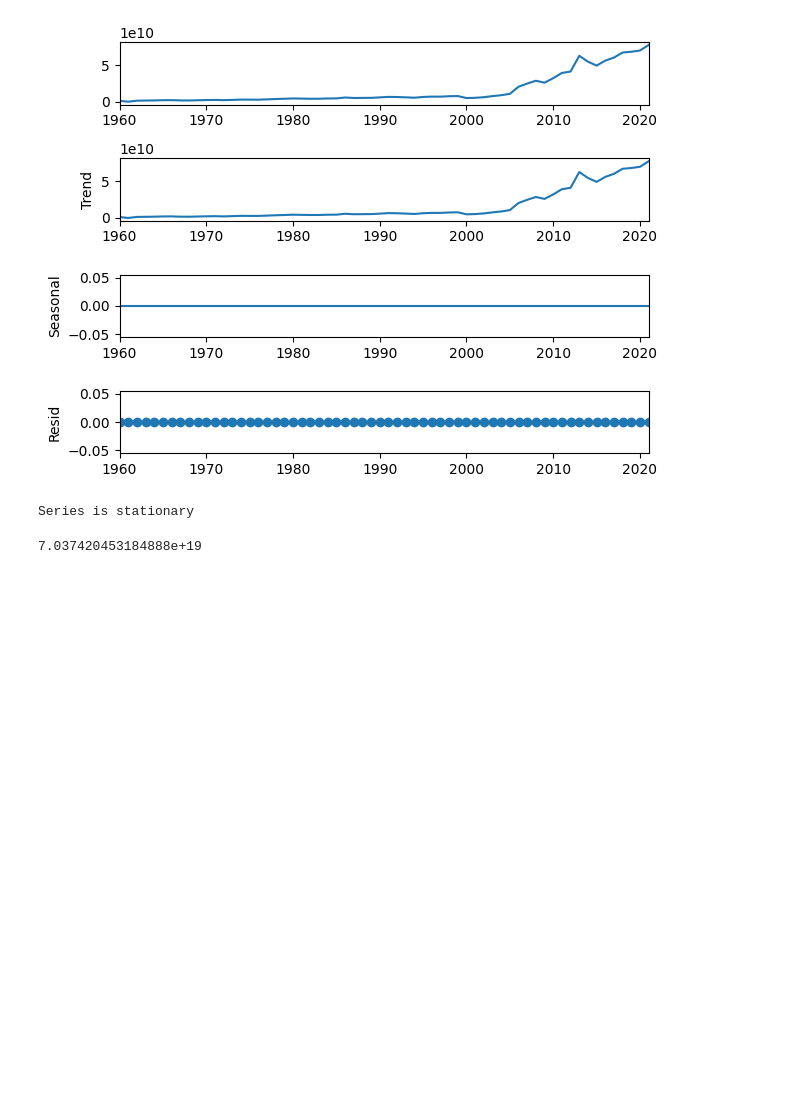
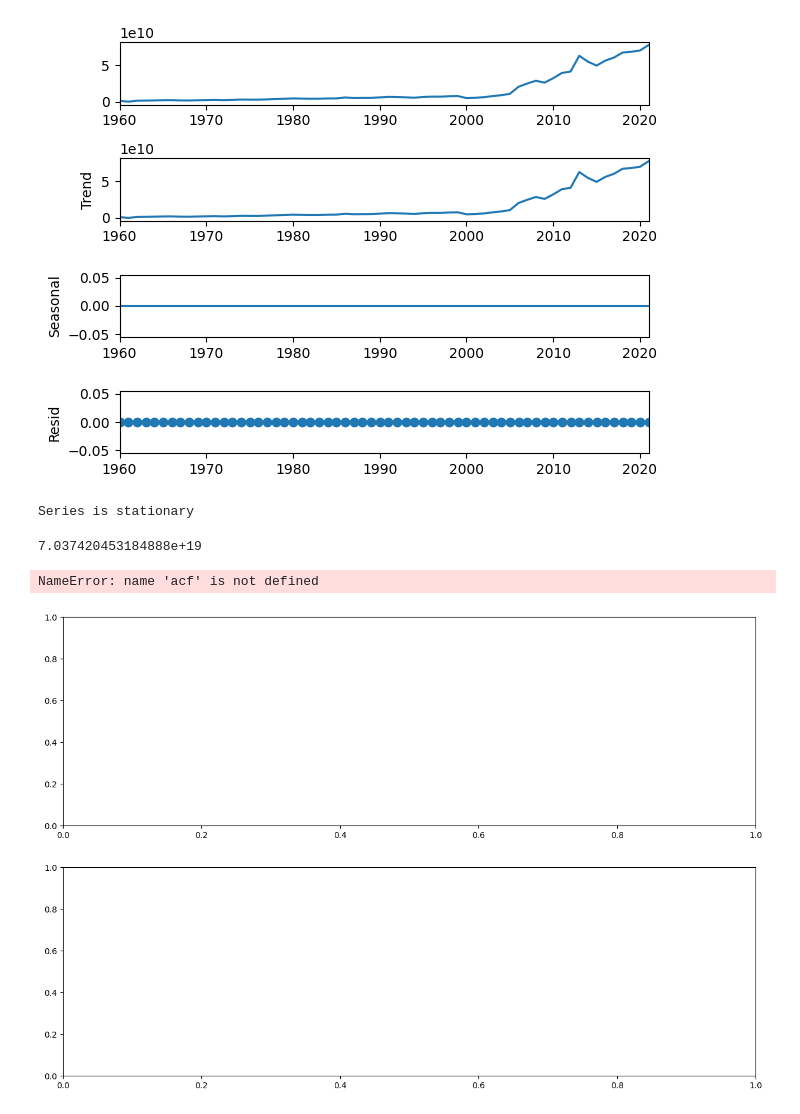
Before and after one commit to hotdonkey/data_science, a Jupyter notebook: MATH/TIMESErIES_2.ipynb, the cells around one changed output. Drawn from its saved outputs; the diff is of its cells as text; code cells hidden in the pictures; blank space fills up the shorter version.

```diff
--- a/MATH/TIMESErIES_2.ipynb
+++ b/MATH/TIMESErIES_2.ipynb
@@ -73,0 +71,7 @@ print(exp_model := mean_squared_error(test_df, exp_pred))
+# %%
+# AR - model
+fig, axes = plt.subplots(nrows=2, ncols=1, figsize=(15, 10))
+acf_data = acf(df, nlags=100)
+# %% [output]
+NameError: name 'acf' is not defined
+[figure, added]
```
Also changed, not shown: parts of 3 cells of this notebook.
